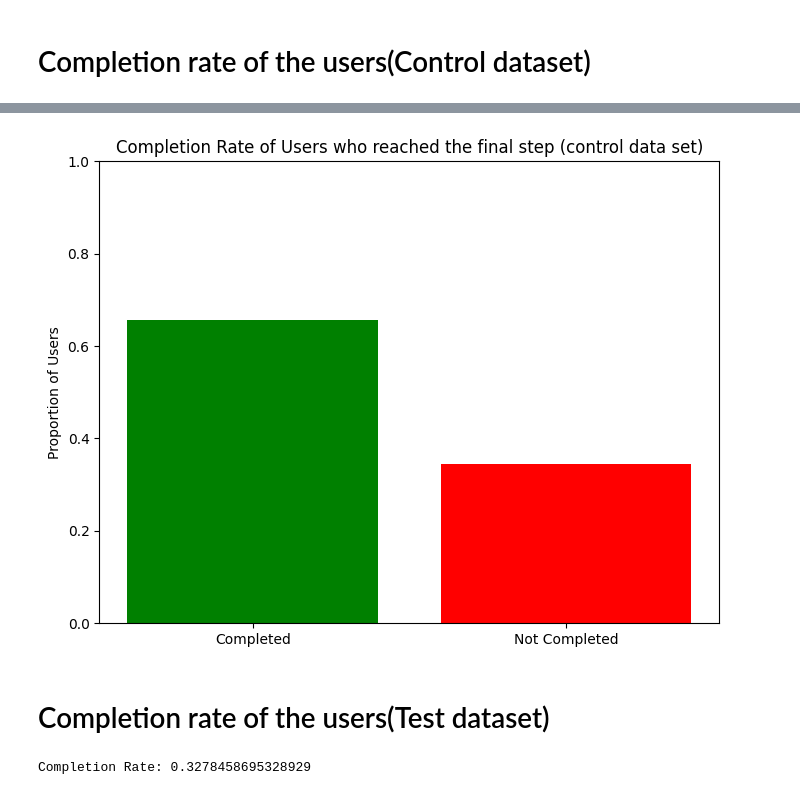
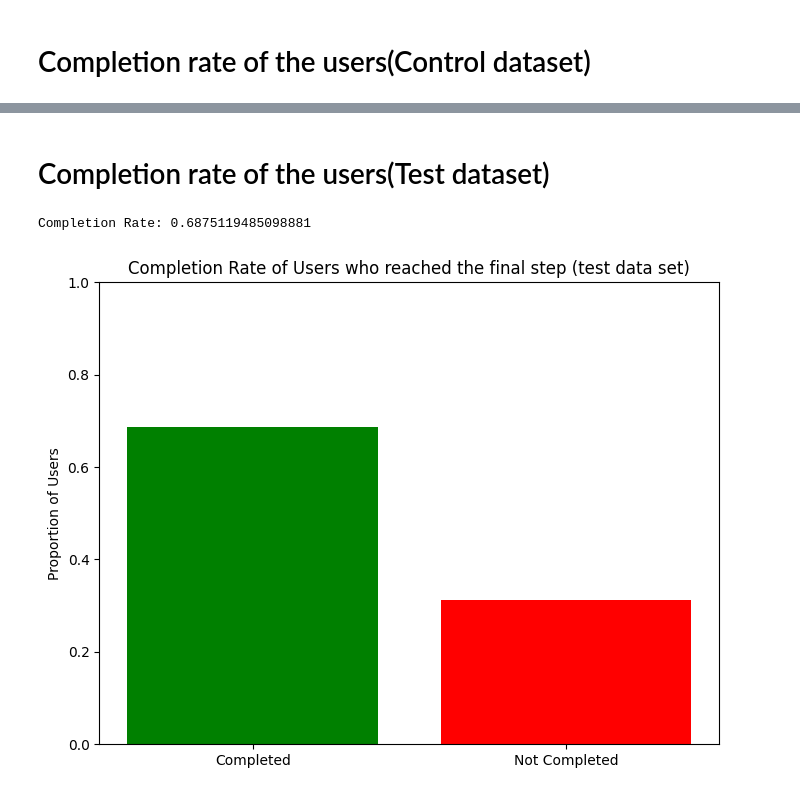
Before and after one commit to GovarthiniGS/Week_6_project, a Jupyter notebook: Notebooks/Week_6_project.ipynb, the cells around one changed output, grey strips where cells are left out. Cells and saved outputs as stored; diff of their text form; code cells hidden in the pictures.

```diff
--- a/Notebooks/Week_6_project.ipynb
+++ b/Notebooks/Week_6_project.ipynb
@@ -639,34 +640,33 @@ Completion Rate: 0.6558728539860615
-# %%
-# Plotting the Completion Rate
-labels = ['Completed', 'Not Completed']
-values = [completion_rate, 1 - completion_rate]
-
-plt.figure(figsize=(8, 6))
-plt.bar(labels, values, color=['green', 'red'])
-plt.title('Completion Rate of Users who reached the final step (control data set)')
-plt.ylabel('Proportion of Users')
-plt.ylim(0, 1)
-plt.show()
-# %% [output]
-[figure, removed]
 # %% [markdown]
 # Completion rate of the users(Test dataset)
 # %%
 # Load your dataset into a DataFram
-df = pd.read_csv('../data/clean/test_set.csv')
+df1 = pd.read_csv('../data/clean/test_set.csv')
 
 # Step 1: Identify Users Who Reached the 'Confirm' Step
-confirm_users = control_set[control_set['process_step'] == 'confirm']['client_id'].unique()
+confirm_users = df1[df1['process_step'] == 'confirm']['client_id'].unique()
 
 # Step 2: Calculate the Number of Users Who Reached the 'Confirm' Step
 num_confirm_users = len(confirm_users)
 
 # Step 3: Calculate the Total Number of Users
-total_users = len(df['client_id'].unique())
+total_users = len(df1['client_id'].unique())
 
 # Step 4: Calculate the Completion Rate
 completion_rate = num_confirm_users / total_users
 
 print("Completion Rate:", completion_rate)
+
+# Plotting the Completion Rate
+labels = ['Completed', 'Not Completed']
+values = [completion_rate, 1 - completion_rate]
+
+plt.figure(figsize=(8, 6))
+plt.bar(labels, values, color=['green', 'red'])
+plt.title('Completion Rate of Users who reached the final step (test data set)')
+plt.ylabel('Proportion of Users')
+plt.ylim(0, 1)
+plt.show()
 # %% [output]
-Completion Rate: 0.3278458695328929
+Completion Rate: 0.6875119485098881
+[figure, added]
```
Also changed, not shown: parts of 28 cells of this notebook.
